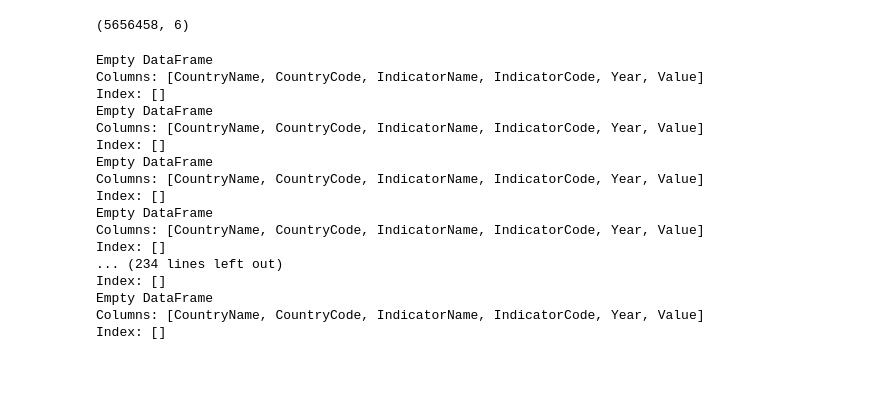
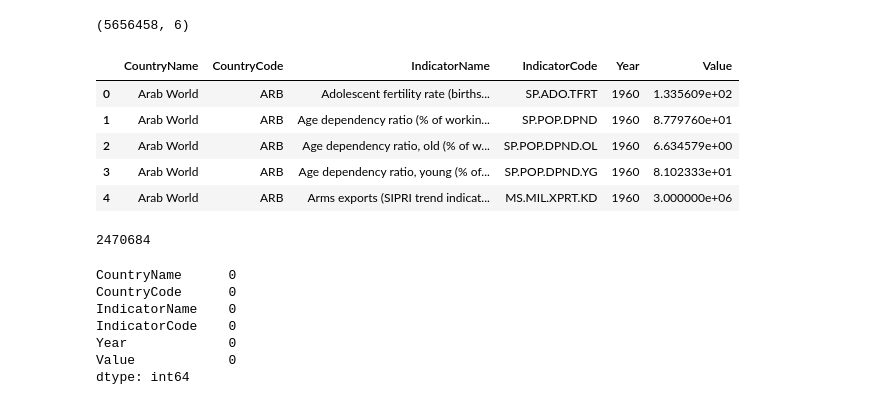
Before and after one commit to soyoungpark9187/ML_termProject, a Jupyter notebook: input/kmeans.ipynb, the cells around one changed output. Saved outputs shown, nothing was run; the diff lists cells and outputs as text; code cells hidden in the pictures; blank space fills up the shorter version.

```diff
--- a/input/kmeans.ipynb
+++ b/input/kmeans.ipynb
@@ -9,26 +9,13 @@ data = pd.read_csv('Indicators.csv')
 data.shape
 # %% [output]
 (5656458, 6)
-# %%
-data.isna().sum()
-val=data[data['Value']==0]
-for i in range(len(rel_columns_7)):
-    print(val[val['IndicatorName']==rel_columns_7[i]])
-# %% [output]
-Empty DataFrame
-Columns: [CountryName, CountryCode, IndicatorName, IndicatorCode, Year, Value]
-Index: []
-Empty DataFrame
-Columns: [CountryName, CountryCode, IndicatorName, IndicatorCode, Year, Value]
-Index: []
-Empty DataFrame
-Columns: [CountryName, CountryCode, IndicatorName, IndicatorCode, Year, Value]
-Index: []
-Empty DataFrame
-Columns: [CountryName, CountryCode, IndicatorName, IndicatorCode, Year, Value]
-Index: []
-... (234 lines left out)
-Index: []
-Empty DataFrame
-Columns: [CountryName, CountryCode, IndicatorName, IndicatorCode, Year, Value]
-Index: []
+# %%
+data['Year'].unique()
+data.head()
+# %% [output]
+|  | CountryName | CountryCode | IndicatorName | IndicatorCode | Year | Value |
+| 0 | Arab World | ARB | Adolescent fertility rate (births... | SP.ADO.TFRT | 1960 | 1.335609e+02 |
+| 1 | Arab World | ARB | Age dependency ratio (% of workin... | SP.POP.DPND | 1960 | 8.779760e+01 |
+| 2 | Arab World | ARB | Age dependency ratio, old (% of w... | SP.POP.DPND.OL | 1960 | 6.634579e+00 |
+| 3 | Arab World | ARB | Age dependency ratio, young (% of... | SP.POP.DPND.YG | 1960 | 8.102333e+01 |
+| 4 | Arab World | ARB | Arms exports (SIPRI trend indicat... | MS.MIL.XPRT.KD | 1960 | 3.000000e+06 |
@@ -34,0 +24,12 @@ Index: []
+# %%
+print(len(data2000))
+data2000.isna().sum()
+# %% [output]
+2470684
+CountryName      0
+CountryCode      0
+IndicatorName    0
+IndicatorCode    0
+Year             0
+Value            0
+dtype: int64
```
Also changed, not shown: parts of 15 cells of this notebook, 1 other file.
